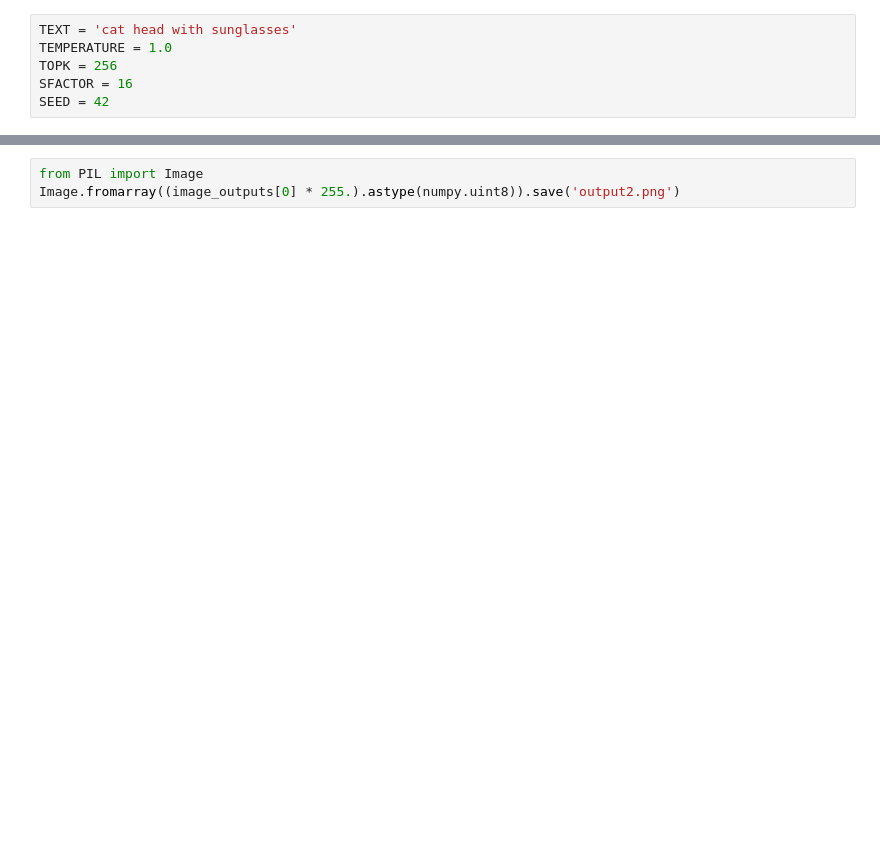
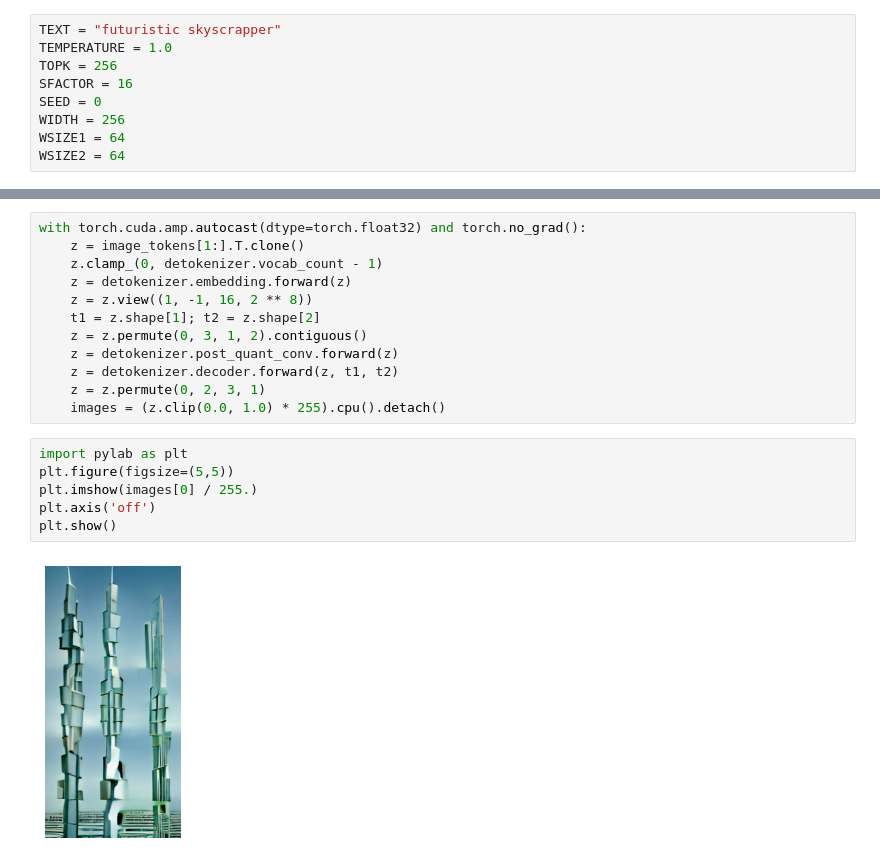
Before and after one commit to Airplaneless/dalle-trt-inference, a Jupyter notebook: trt_inference.ipynb, the cells around one changed output, grey strips where cells are left out. Saved outputs shown, nothing was run; the diff lists cells and outputs as text; blank space fills up the shorter version.

Commit message:
vertical image generation

```diff
--- a/trt_inference.ipynb
+++ b/trt_inference.ipynb
@@ -76,7 +64,10 @@ with open("engines/srgan_psnr.trt" if SRGAN_PSNR else "onnx/srgan.trt", mode="rb
 # %%
-TEXT = 'cat head with sunglasses'
+TEXT = "futuristic skyscrapper"
 TEMPERATURE = 1.0
 TOPK = 256
 SFACTOR = 16
-SEED = 42
+SEED = 0
+WIDTH = 256
+WSIZE1 = 64
+WSIZE2 = 64
 # %%
@@ -182,3 +159,20 @@ NameError: name 'TEXT' is not defined
-# %%
-from PIL import Image
-Image.fromarray((image_outputs[0] * 255.).astype(numpy.uint8)).save('output2.png')
+# %%
+with torch.cuda.amp.autocast(dtype=torch.float32) and torch.no_grad():
+    z = image_tokens[1:].T.clone()
+    z.clamp_(0, detokenizer.vocab_count - 1)
+    z = detokenizer.embedding.forward(z)
+    z = z.view((1, -1, 16, 2 ** 8))
+    t1 = z.shape[1]; t2 = z.shape[2]
+    z = z.permute(0, 3, 1, 2).contiguous()
+    z = detokenizer.post_quant_conv.forward(z)
+    z = detokenizer.decoder.forward(z, t1, t2)
+    z = z.permute(0, 2, 3, 1)
+    images = (z.clip(0.0, 1.0) * 255).cpu().detach()
+# %%
+import pylab as plt
+plt.figure(figsize=(5,5))
+plt.imshow(images[0] / 255.)
+plt.axis('off')
+plt.show()
+# %% [output]
+[figure, added]
```
Also changed, not shown: parts of 3 cells of this notebook, 1 other file.
